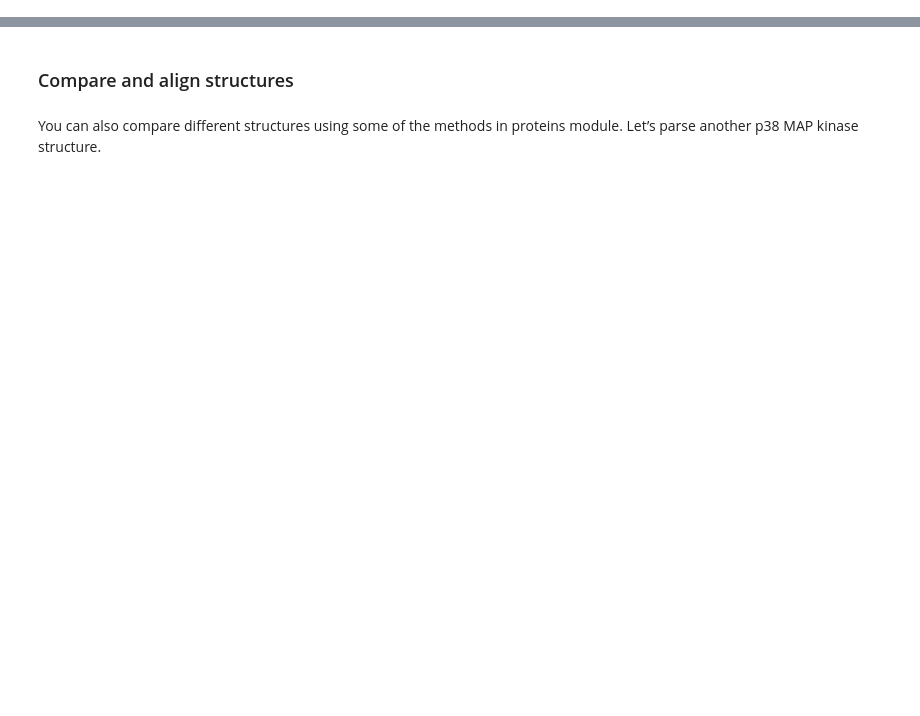
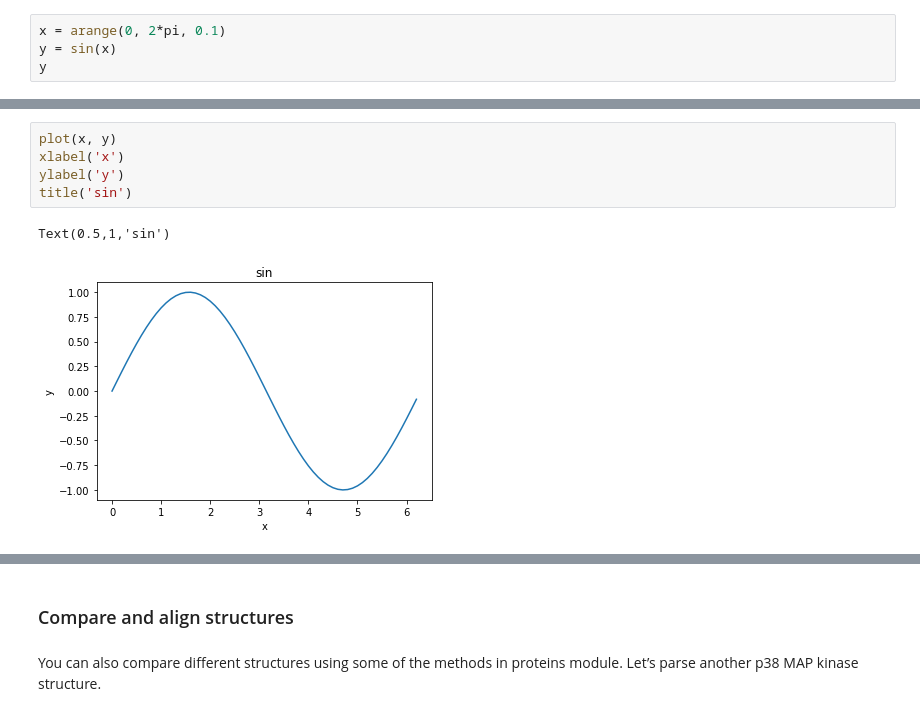
Before and after one commit to prody/ProDy-website, a Jupyter notebook: _static/ipynb/prody_basic.ipynb, the cells around one changed output, grey strips where cells are left out. Saved outputs shown, nothing was run; the diff lists cells and outputs as text; blank space fills up the shorter version.

```diff
--- a/_static/ipynb/prody_basic.ipynb
+++ b/_static/ipynb/prody_basic.ipynb
@@ -25,0 +149,4 @@ calcGyradius(p38)
+# %%
+x = arange(0, 2*pi, 0.1)
+y = sin(x)
+y
@@ -25,0 +167,8 @@ calcGyradius(p38)
+# %%
+plot(x, y)
+xlabel('x')
+ylabel('y')
+title('sin')
+# %% [output]
+Text(0.5,1,'sin')
+[figure, added]
```
Also changed, not shown: parts of 233 cells of this notebook, 6 other files.
